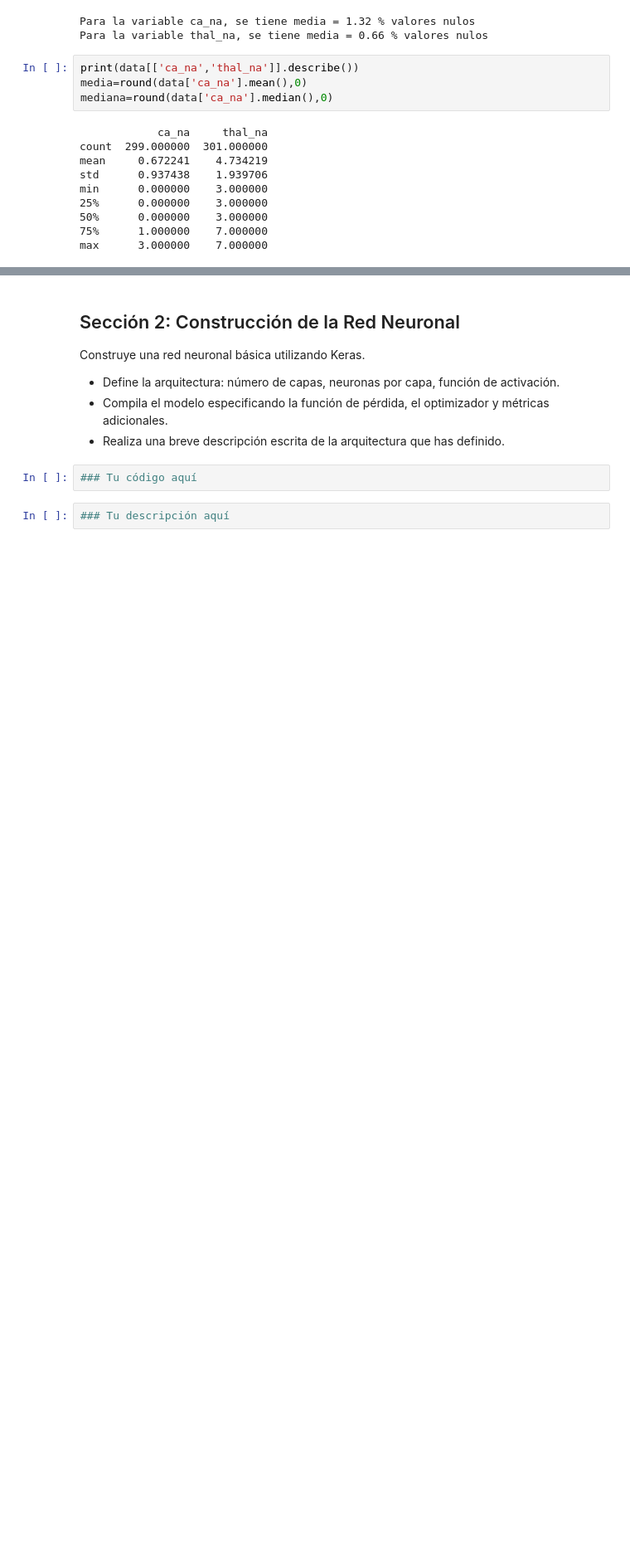
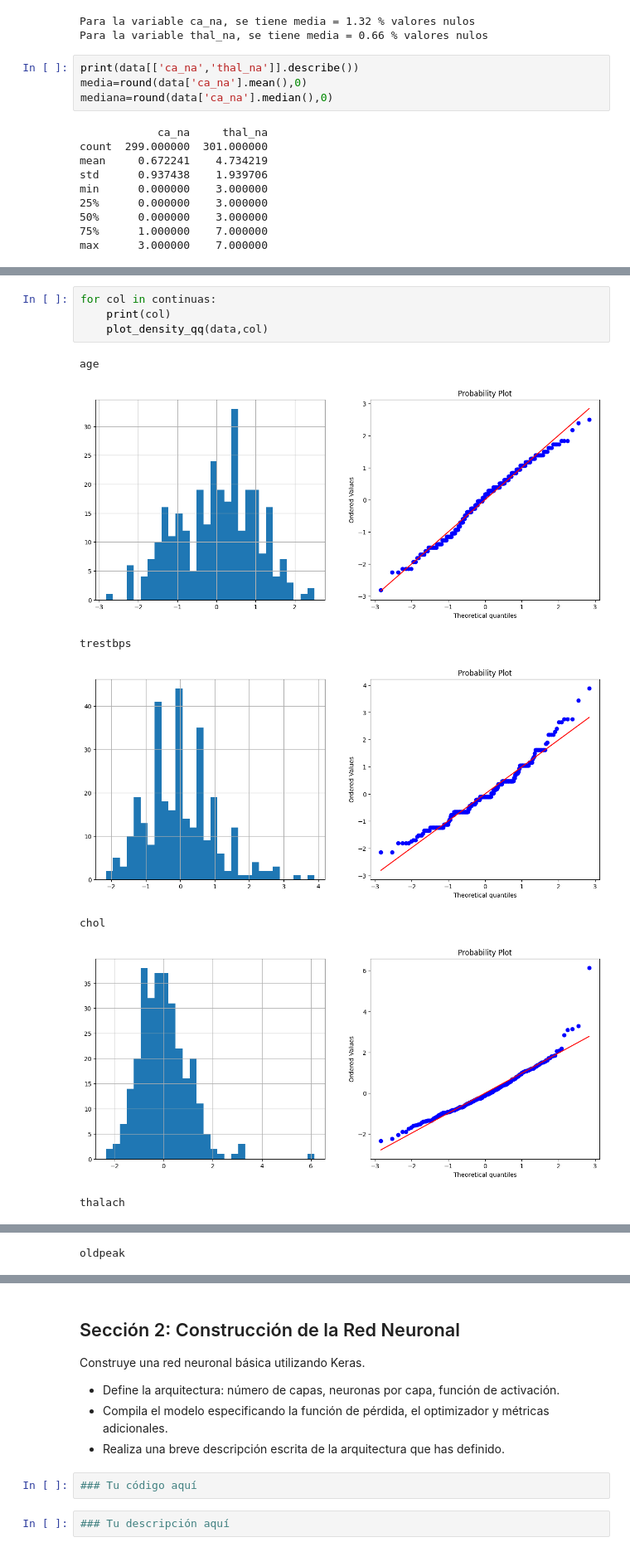
Before and after one commit to lpyo87/Statistical_LearningII, a Jupyter notebook: HT1/HT1 - Redes neuronales.ipynb, the cells around one changed output, grey strips where cells are left out. Shown at 83% size. Drawn from its saved outputs; the diff is of its cells as text; blank space fills up the shorter version.

```diff
--- a/HT1/HT1 - Redes neuronales.ipynb
+++ b/HT1/HT1 - Redes neuronales.ipynb
@@ -176,0 +345,12 @@ plt.show()
+# %%
+for col in continuas:
+    print(col)
+    plot_density_qq(data,col)
+# %% [output]
+age
+[figure, added]
+trestbps
+[figure, added]
+chol
+[figure, added]
+thalach
@@ -176,0 +358 @@ plt.show()
+oldpeak
```
Also changed, not shown: parts of 25 cells of this notebook.
